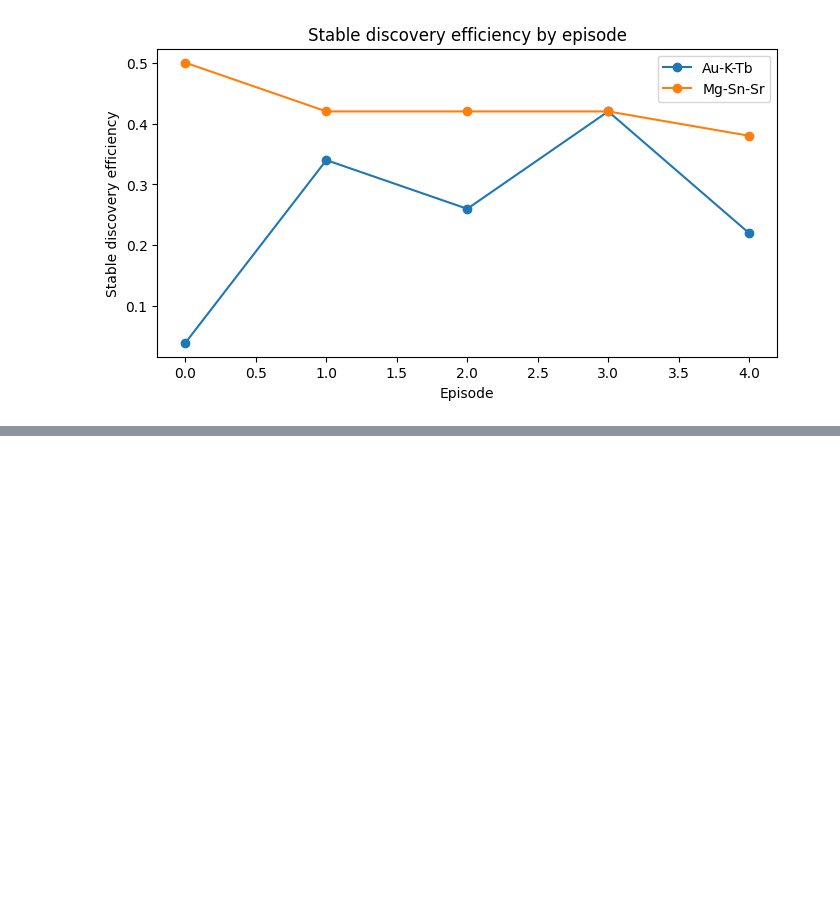
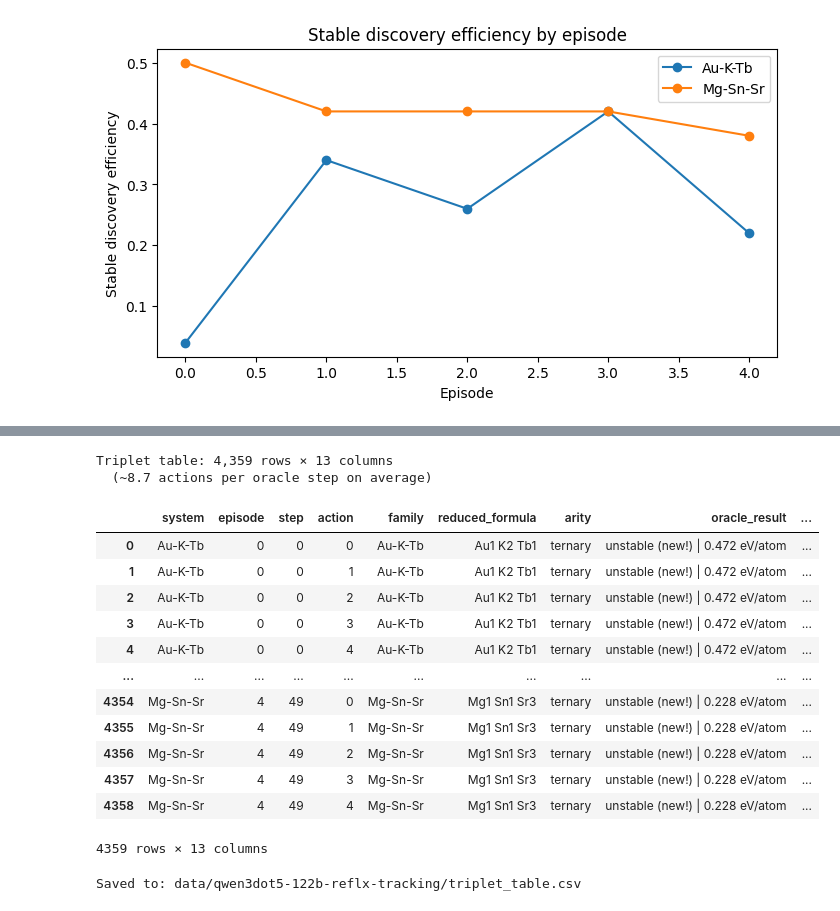
Before and after one commit to whalesyong/MADE, a Jupyter notebook: notebooks/reflection_family_analysis.ipynb, the cells around one changed output, grey strips where cells are left out. Saved outputs shown, nothing was run; the diff lists cells and outputs as text; code cells hidden in the pictures; blank space fills up the shorter version.

Commit message:
Add analysis notebook and sample data

```diff
--- a/notebooks/reflection_family_analysis.ipynb
+++ b/notebooks/reflection_family_analysis.ipynb
@@ -134,10 +279,14 @@ def load_reflections(run_dir: Path) -> pd.DataFrame:
 df_steps = load_trajectory_steps(RUN_DIR)
 df_episodes = load_episode_summaries(RUN_DIR)
 df_reflections = load_reflections(RUN_DIR)
+df_chains = load_react_chains(RUN_DIR)
+df_triplets = load_react_triplets(RUN_DIR)
 
-print(f'Loaded query steps: {len(df_steps):,}')
-print(f'Loaded episode summaries: {len(df_episodes):,}')
-print(f'Loaded reflection rows: {len(df_reflections):,}')
+print(f'Loaded query steps:        {len(df_steps):,}')
+print(f'Loaded episode summaries:  {len(df_episodes):,}')
+print(f'Loaded reflection rows:    {len(df_reflections):,}')
+print(f'Loaded ReAct chain rows:   {len(df_chains):,}')
+print(f'Loaded ReAct triplet rows: {len(df_triplets):,}')
 print('Systems:', sorted(df_steps.system_id.unique().tolist()))
 display(df_steps.groupby('system_id')['episode_id'].nunique().rename('num_episodes').to_frame())
 # %% [output]
@@ -943,0 +1207,55 @@ Use the printed tables/plots to answer your study questions:
+# %%
+# ── Step-level context to join onto every triplet row ────────────────────────
+step_context = df_unified[[
+    'system', 'episode', 'step',
+    'family', 'reduced_formula', 'arity',
+    'oracle_result', 'targeted_compositions', 'prior_reflection'
+]].rename(columns={
+    'system':   'system_id',
+    'episode':  'episode_id',
+    'step':     'query_idx',
+})
+
+# ── Build triplet table ───────────────────────────────────────────────────────
+df_triplets_enriched = (
+    df_triplets
+    .merge(step_context, on=['system_id', 'episode_id', 'query_idx'], how='left')
+    [[
+        'system_id', 'episode_id', 'query_idx', 'action_idx',
+        'family', 'reduced_formula', 'arity',
+        'oracle_result', 'targeted_compositions',
+        'thought', 'tool', 'tool_args', 'observation', 'prior_reflection'
+    ]]
+    .rename(columns={
+        'system_id':  'system',
+        'episode_id': 'episode',
+        'query_idx':  'step',
+        'action_idx': 'action',
+    })
+)
+
+print(f"Triplet table: {len(df_triplets_enriched):,} rows × {len(df_triplets_enriched.columns)} columns")
+print(f"  (~{len(df_triplets_enriched) / max(len(df_steps), 1):.1f} actions per oracle step on average)")
+display(df_triplets_enriched)
+
+# ── Also export to CSV ────────────────────────────────────────────────────────
+csv_path = RUN_DIR / 'triplet_table.csv'
+df_triplets_enriched.to_csv(csv_path, index=False)
+print(f"\nSaved to: {csv_path}")
+# %% [output]
+Triplet table: 4,359 rows × 13 columns
+  (~8.7 actions per oracle step on average)
+|  | system | episode | step | action | family | reduced_formula | arity | oracle_result | ... |
+| 0 | Au-K-Tb | 0 | 0 | 0 | Au-K-Tb | Au1 K2 Tb1 | ternary | unstable (new!) | 0.472 eV/atom | ... |
+| 1 | Au-K-Tb | 0 | 0 | 1 | Au-K-Tb | Au1 K2 Tb1 | ternary | unstable (new!) | 0.472 eV/atom | ... |
+| 2 | Au-K-Tb | 0 | 0 | 2 | Au-K-Tb | Au1 K2 Tb1 | ternary | unstable (new!) | 0.472 eV/atom | ... |
+| 3 | Au-K-Tb | 0 | 0 | 3 | Au-K-Tb | Au1 K2 Tb1 | ternary | unstable (new!) | 0.472 eV/atom | ... |
+| 4 | Au-K-Tb | 0 | 0 | 4 | Au-K-Tb | Au1 K2 Tb1 | ternary | unstable (new!) | 0.472 eV/atom | ... |
+| ... | ... | ... | ... | ... | ... | ... | ... | ... | ... |
+| 4354 | Mg-Sn-Sr | 4 | 49 | 0 | Mg-Sn-Sr | Mg1 Sn1 Sr3 | ternary | unstable (new!) | 0.228 eV/atom | ... |
+| 4355 | Mg-Sn-Sr | 4 | 49 | 1 | Mg-Sn-Sr | Mg1 Sn1 Sr3 | ternary | unstable (new!) | 0.228 eV/atom | ... |
+| 4356 | Mg-Sn-Sr | 4 | 49 | 2 | Mg-Sn-Sr | Mg1 Sn1 Sr3 | ternary | unstable (new!) | 0.228 eV/atom | ... |
+| 4357 | Mg-Sn-Sr | 4 | 49 | 3 | Mg-Sn-Sr | Mg1 Sn1 Sr3 | ternary | unstable (new!) | 0.228 eV/atom | ... |
+| 4358 | Mg-Sn-Sr | 4 | 49 | 4 | Mg-Sn-Sr | Mg1 Sn1 Sr3 | ternary | unstable (new!) | 0.228 eV/atom | ... |
+4359 rows × 13 columns
+Saved to: data/qwen3dot5-122b-reflx-tracking/triplet_table.csv
```
Also changed, not shown: parts of 10 cells of this notebook, 27 other files.
